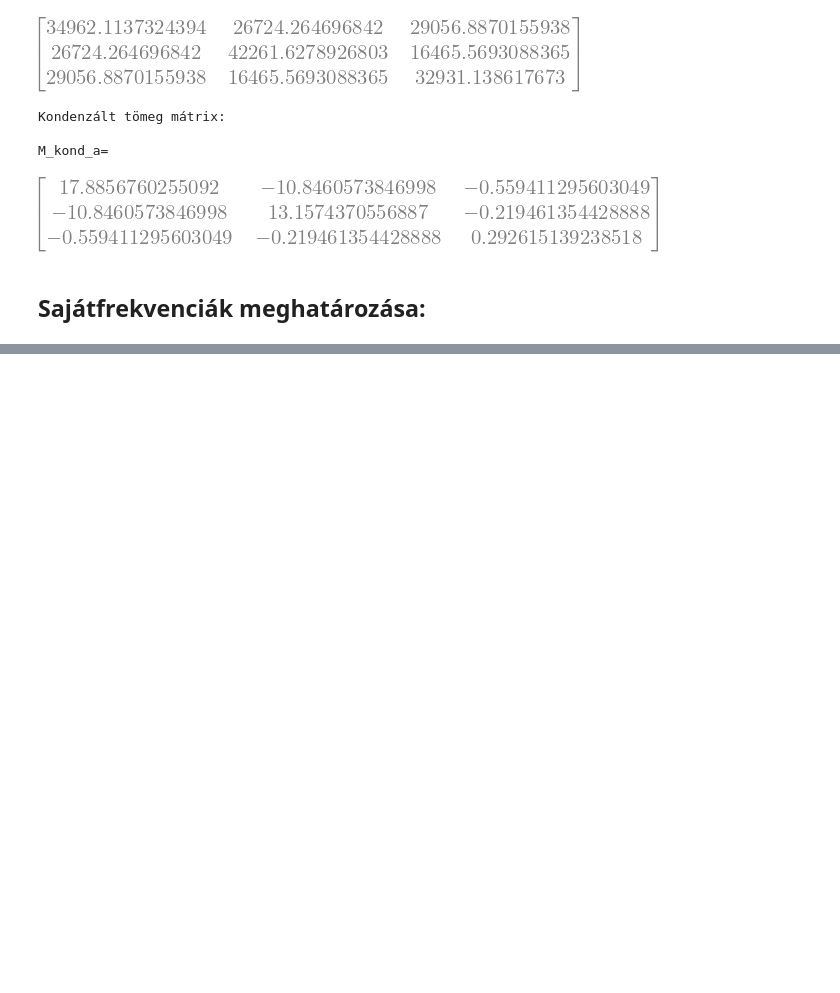
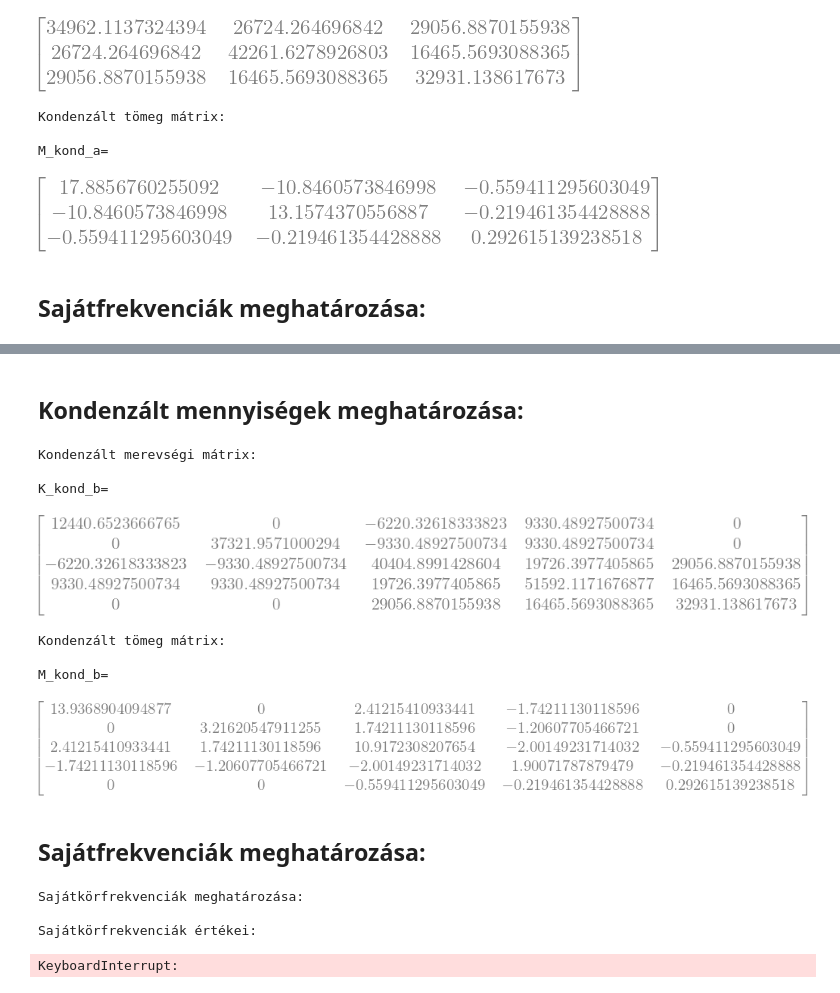
Before and after one commit to near731/VEM_HF2_Python, a Jupyter notebook: vem_hf2.ipynb, the cells around one changed output, grey strips where cells are left out. Cells and saved outputs as stored; diff of their text form; code cells hidden in the pictures; blank space fills up the shorter version.

```diff
--- a/vem_hf2.ipynb
+++ b/vem_hf2.ipynb
@@ -336,0 +457,79 @@ f_3_a 69.5066430130682 [Hz]
+# %% [markdown]
+## Kondenzált mennyiségek meghatározása:
+# %%
+#Kondenzált mennyiségek meghatározása
+
+#Kondenzált merevségi mátrix
+
+print("Kondenzált merevségi mátrix:")
+
+freeDoF_b=sp.Matrix([[3,4,5,6,8]])
+
+K_kond_b=SubMatrix(K_glob_b,freeDoF_b)
+
+print("\nK_kond_b=")
+display(K_kond_b)
+
+#Kondenzált tömeg mátrix
+
+print("\nKondenzált tömeg mátrix:")
+
+M_kond_b=SubMatrix(M_b,freeDoF_b)
+
+print("\nM_kond_b=")
+display(M_kond_b)
+# %% [output]
+Kondenzált merevségi mátrix:
+
+K_kond_b=
+[figure, added]
+Kondenzált tömeg mátrix:
+
+M_kond_b=
+[figure, added]
+# %% [markdown]
+## Sajátfrekvenciák meghatározása:
+# %%
+#Sajátkörfrekvenciák meghatározása:
+
+print("Sajátkörfrekvenciák meghatározása:")
+
+#Sajátkörfrekvenciák
+
+def alpha(K_i,M_i):
+    alpha_eq=sp.det(K_i-α**2*M_i)
+    alphas=sp.solve(alpha_eq,α**2)
+    α_vec = sp.Matrix([[sp.re(α)**0.5 for α in alphas]])
+    return α_vec
+
+
+print("\nSajátkörfrekvenciák értékei:")
+
+α_b=alpha(K_kond_b,M_kond_b)
+
+α_1_b=α_b[0]
+print("\nα_1_b=",α_1_b,"[rad/s]")
+
+α_2_b=α_b[1]
+print("α_2_b=",α_2_b,"[rad/s]")
+
+α_3_b=α_b[2]
+print("α_3_b=",α_3_b,"[rad/s]")
+
+#Sajátfrekvenciák
+
+print("\nSajátfrekvenciák értékei:")
+
+f_1_b=freq(α_1_b)
+print("\nf_1_b=",f_1_b,"[Hz]")
+
+f_2_b=freq(α_2_b)
+print("f_2_b=",f_2_b,"[Hz]")
+
+f_3_b=freq(α_3_b)
+print("f_3_b=",f_3_b,"[Hz]")
+# %% [output]
+Sajátkörfrekvenciák meghatározása:
+
+Sajátkörfrekvenciák értékei:
+KeyboardInterrupt:
```
Also changed, not shown: parts of 9 cells of this notebook.
